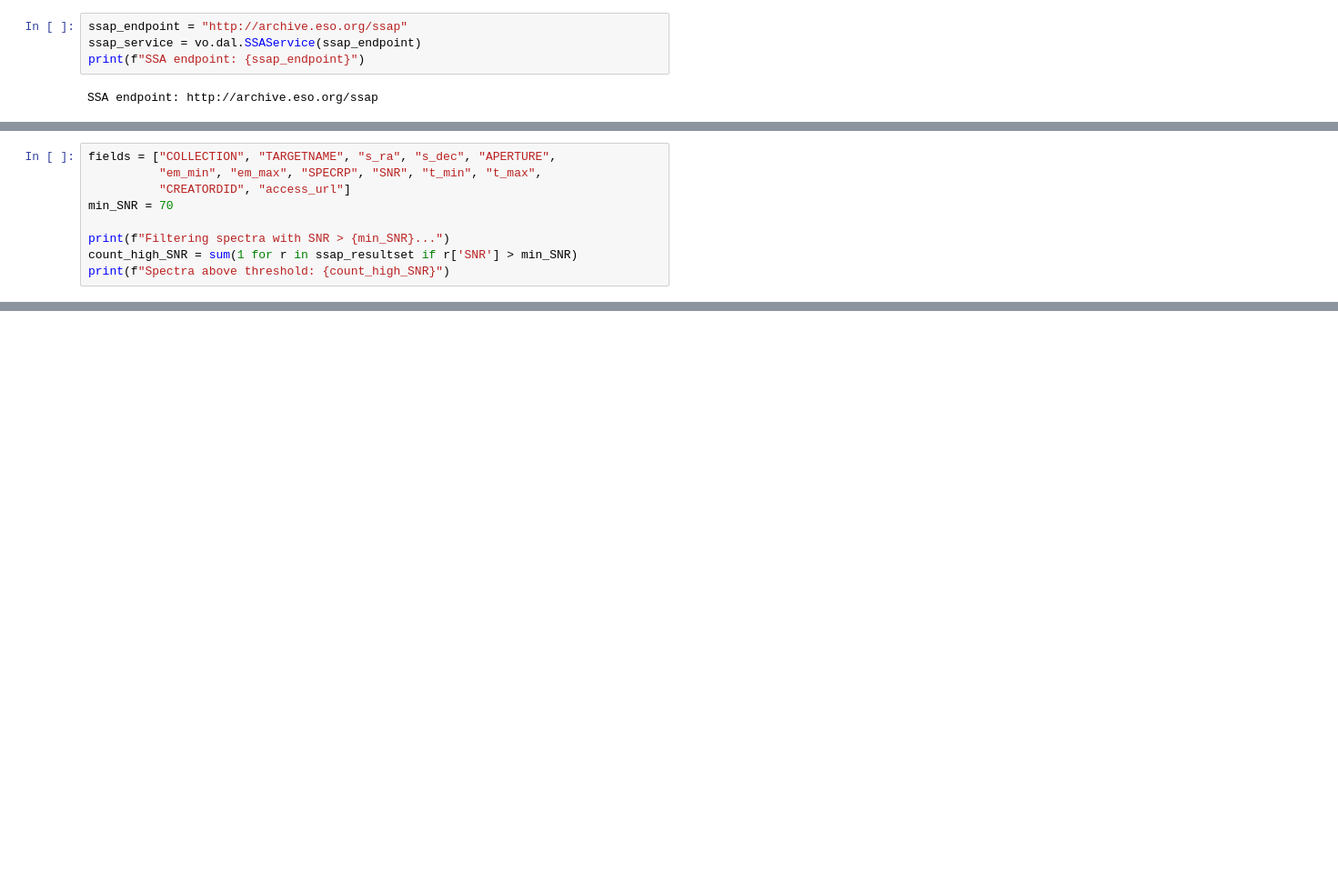
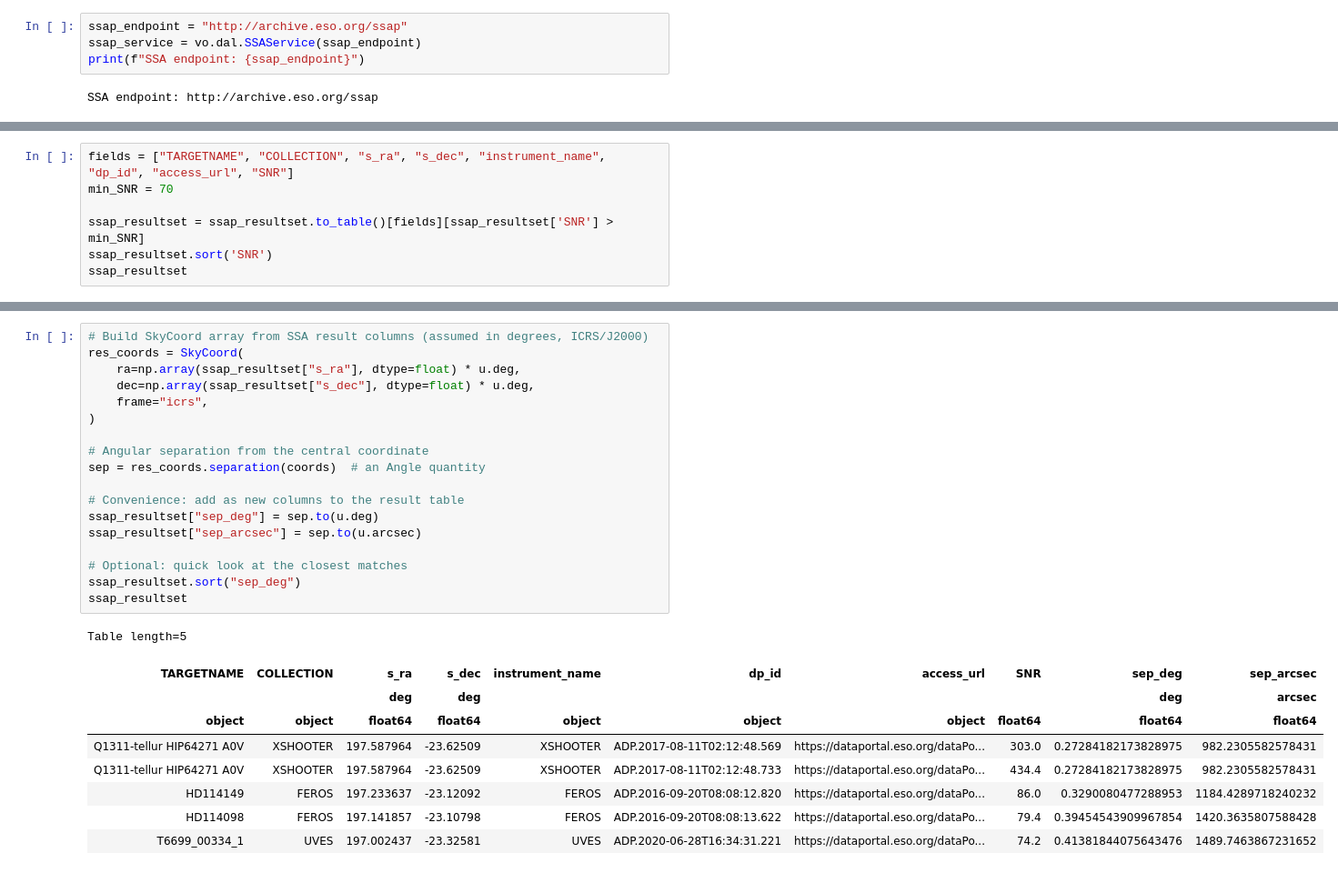
Before and after one commit to eso/astroquery_examples, a Jupyter notebook: examples/advanced/06_ssa_query_and_download.ipynb, the cells around one changed output, grey strips where cells are left out. Shown at 91% size. Saved outputs shown, nothing was run; the diff lists cells and outputs as text; blank space fills up the shorter version.

```diff
--- a/examples/advanced/06_ssa_query_and_download.ipynb
+++ b/examples/advanced/06_ssa_query_and_download.ipynb
@@ -105,9 +112,7 @@ Define the fields to display and filter by minimum SNR:
 # %%
-fields = ["COLLECTION", "TARGETNAME", "s_ra", "s_dec", "APERTURE",
-          "em_min", "em_max", "SPECRP", "SNR", "t_min", "t_max",
-          "CREATORDID", "access_url"]
+fields = ["TARGETNAME", "COLLECTION", "s_ra", "s_dec", "instrument_name", "dp_id", "access_url", "SNR"]
 min_SNR = 70
 
-print(f"Filtering spectra with SNR > {min_SNR}...")
-count_high_SNR = sum(1 for r in ssap_resultset if r['SNR'] > min_SNR)
-print(f"Spectra above threshold: {count_high_SNR}")
+ssap_resultset = ssap_resultset.to_table()[fields][ssap_resultset['SNR'] > min_SNR]
+ssap_resultset.sort('SNR')
+ssap_resultset
@@ -114 +129,29 @@ print(f"Spectra above threshold: {count_high_SNR}")
+# %%
+# Build SkyCoord array from SSA result columns (assumed in degrees, ICRS/J2000)
+res_coords = SkyCoord(
+    ra=np.array(ssap_resultset["s_ra"], dtype=float) * u.deg,
+    dec=np.array(ssap_resultset["s_dec"], dtype=float) * u.deg,
+    frame="icrs",
+)
+
+# Angular separation from the central coordinate
+sep = res_coords.separation(coords)  # an Angle quantity
+
+# Convenience: add as new columns to the result table
+ssap_resultset["sep_deg"] = sep.to(u.deg)
+ssap_resultset["sep_arcsec"] = sep.to(u.arcsec)
+
+# Optional: quick look at the closest matches
+ssap_resultset.sort("sep_deg")
+ssap_resultset
+# %% [output]
+Table length=5
+| TARGETNAME | COLLECTION | s_ra | s_dec | instrument_name | dp_id | access_url | SNR | sep_deg | sep_arcsec |
+|  |  | deg | deg |  |  |  |  | deg | arcsec |
+| object | object | float64 | float64 | object | object | object | float64 | float64 | float64 |
+| Q1311-tellur HIP64271 A0V | XSHOOTER | 197.587964 | -23.62509 | XSHOOTER | ADP.2017-08-11T02:12:48.569 | https://dataportal.eso.org/dataPo... | 303.0 | 0.27284182173828975 | 982.2305582578431 |
+| Q1311-tellur HIP64271 A0V | XSHOOTER | 197.587964 | -23.62509 | XSHOOTER | ADP.2017-08-11T02:12:48.733 | https://dataportal.eso.org/dataPo... | 434.4 | 0.27284182173828975 | 982.2305582578431 |
+| HD114149 | FEROS | 197.233637 | -23.12092 | FEROS | ADP.2016-09-20T08:08:12.820 | https://dataportal.eso.org/dataPo... | 86.0 | 0.3290080477288953 | 1184.4289718240232 |
+| HD114098 | FEROS | 197.141857 | -23.10798 | FEROS | ADP.2016-09-20T08:08:13.622 | https://dataportal.eso.org/dataPo... | 79.4 | 0.39454543909967854 | 1420.3635807588428 |
+| T6699_00334_1 | UVES | 197.002437 | -23.32581 | UVES | ADP.2020-06-28T16:34:31.221 | https://dataportal.eso.org/dataPo... | 74.2 | 0.41381844075643476 | 1489.7463867231652 |
 # %% [markdown]
```
Also changed, not shown: parts of 29 cells of this notebook.
